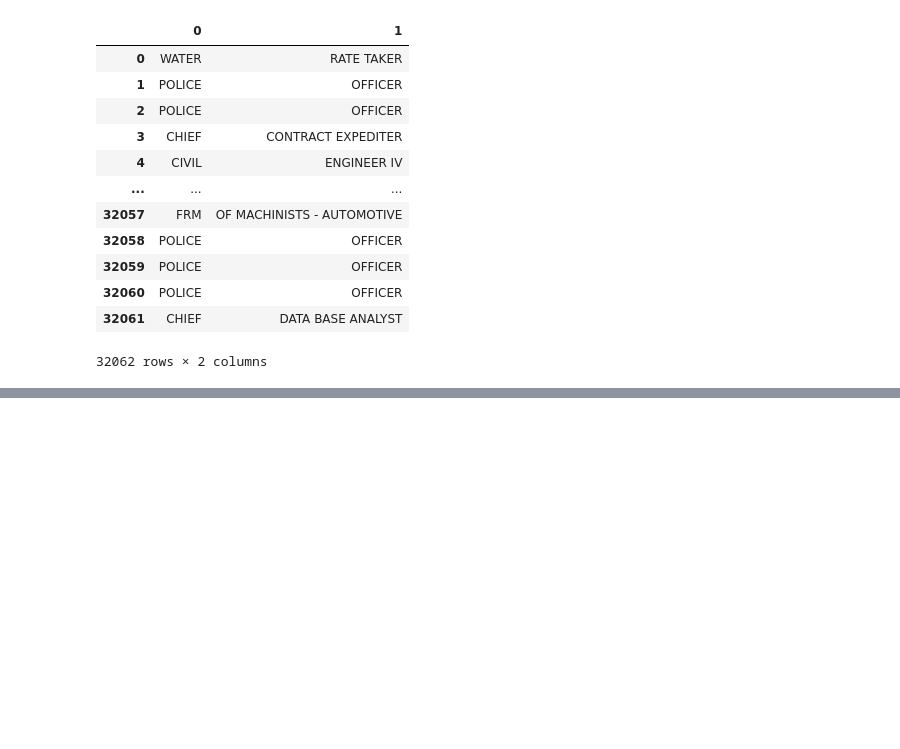
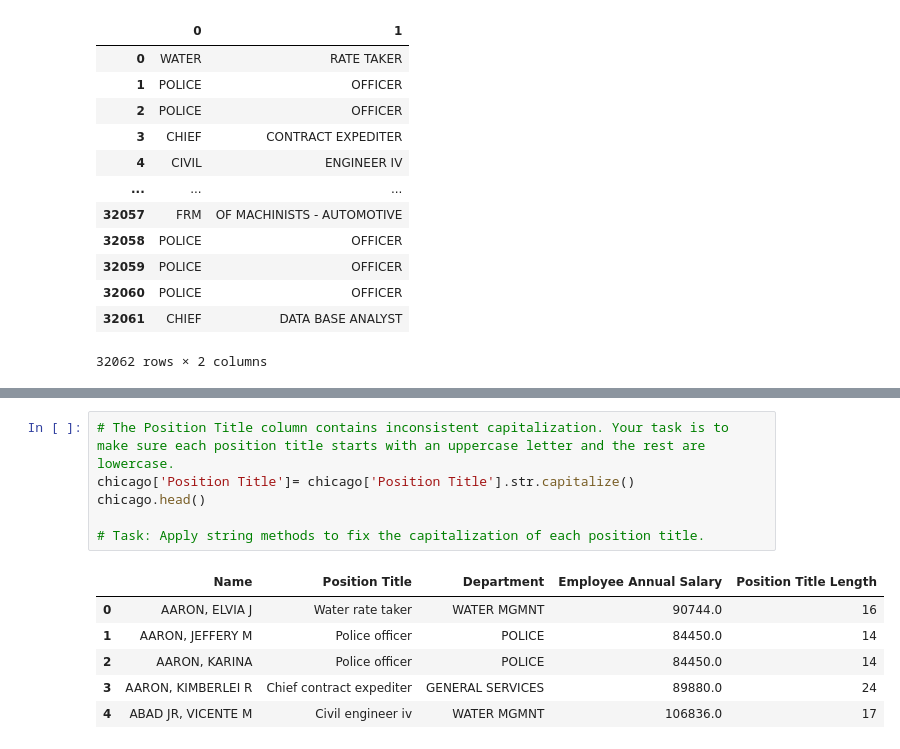
Before and after one commit to Lucas01iveira/Data-Engineering, a Jupyter notebook: Data Analysis with Pandas and Python/materials/pandas/Incomplete/07 - Working with Text Data.ipynb, the cells around one changed output, grey strips where cells are left out. Saved outputs shown, nothing was run; the diff lists cells and outputs as text; blank space fills up the shorter version.

```diff
--- a/Data Analysis with Pandas and Python/materials/pandas/Incomplete/07 - Working with Text Data.ipynb
+++ b/Data Analysis with Pandas and Python/materials/pandas/Incomplete/07 - Working with Text Data.ipynb
@@ -354,0 +421,13 @@ chicago.head()
+# %%
+# The Position Title column contains inconsistent capitalization. Your task is to make sure each position title starts with an uppercase letter and the rest are lowercase.
+chicago['Position Title']= chicago['Position Title'].str.capitalize()
+chicago.head()
+
+# Task: Apply string methods to fix the capitalization of each position title.
+# %% [output]
+|  | Name | Position Title | Department | Employee Annual Salary | Position Title Length |
+| 0 | AARON, ELVIA J | Water rate taker | WATER MGMNT | 90744.0 | 16 |
+| 1 | AARON, JEFFERY M | Police officer | POLICE | 84450.0 | 14 |
+| 2 | AARON, KARINA | Police officer | POLICE | 84450.0 | 14 |
+| 3 | AARON, KIMBERLEI R | Chief contract expediter | GENERAL SERVICES | 89880.0 | 24 |
+| 4 | ABAD JR, VICENTE M | Civil engineer iv | WATER MGMNT | 106836.0 | 17 |
```
Also changed, not shown: parts of 19 cells of this notebook.
